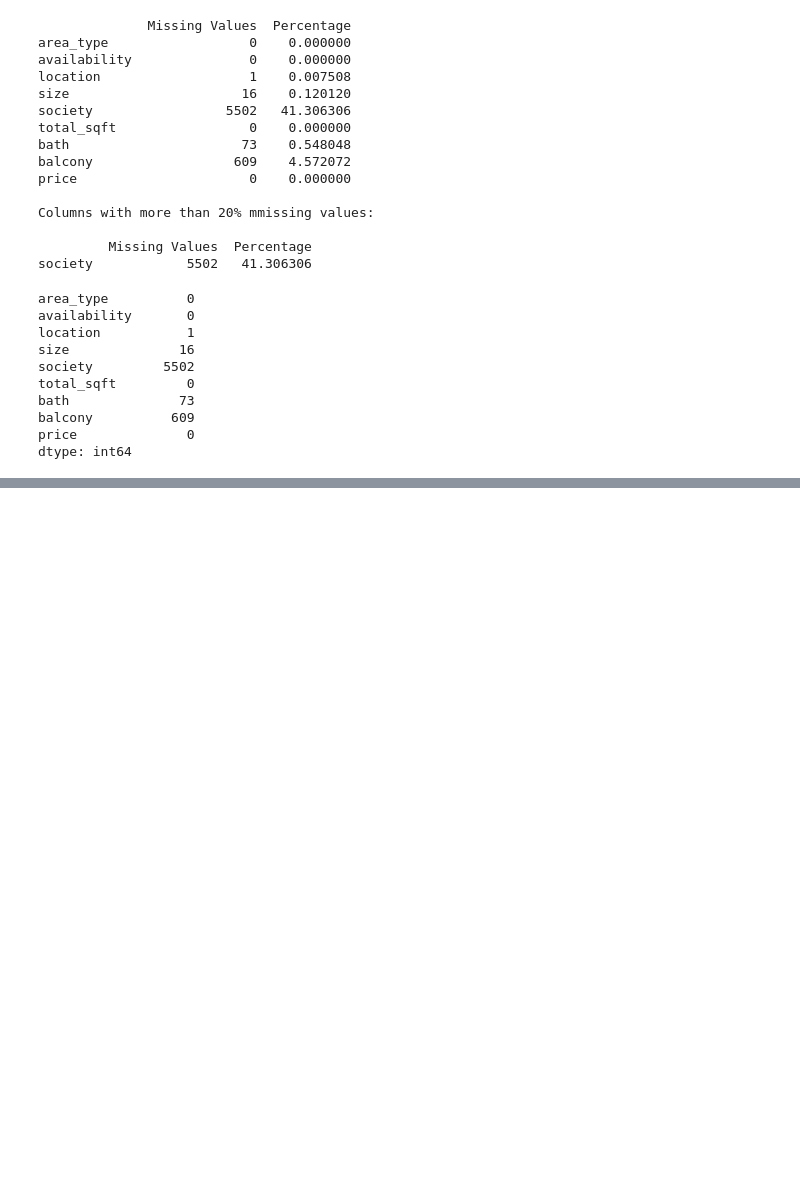
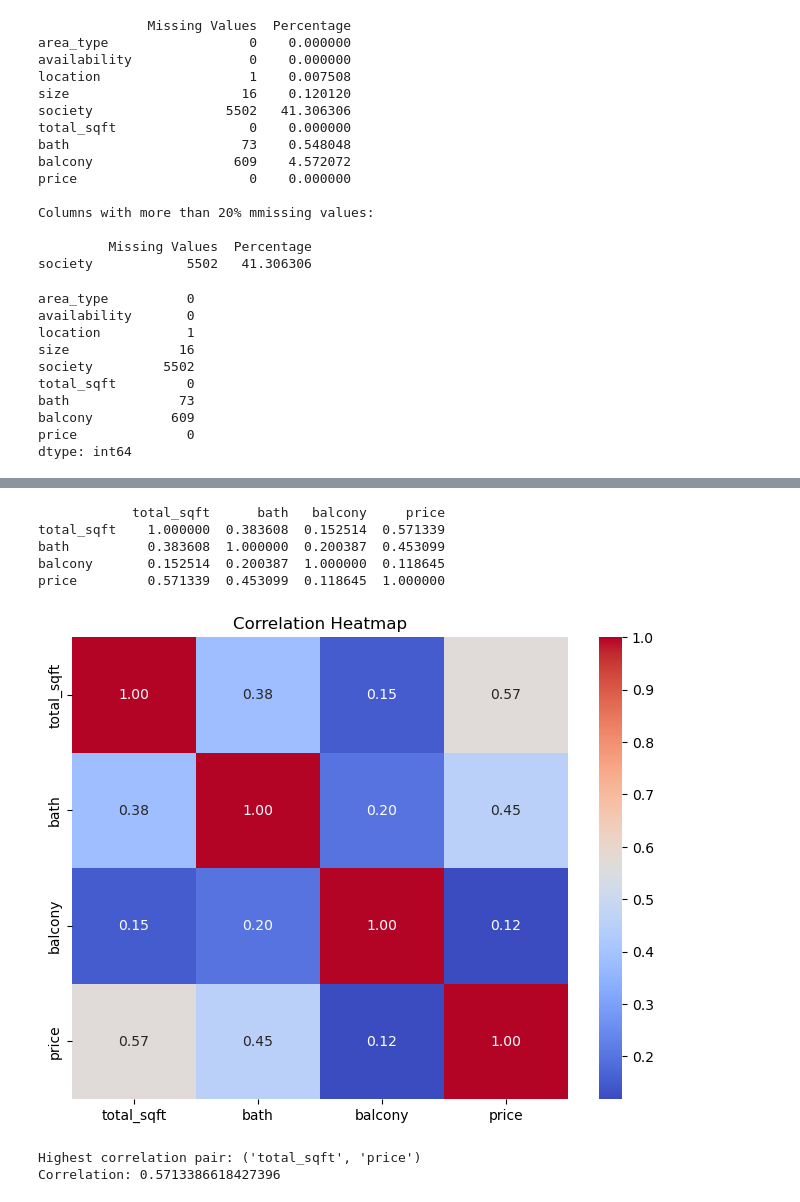
Before and after one commit to Angeline1234/CapstoneProject, a Jupyter notebook: Part1/part1.ipynb, the cells around one changed output, grey strips where cells are left out. Saved outputs shown, nothing was run; the diff lists cells and outputs as text; code cells hidden in the pictures; blank space fills up the shorter version.

```diff
--- a/Part1/part1.ipynb
+++ b/Part1/part1.ipynb
@@ -74,0 +80,4 @@ dtype: int64
+# %%
+df = df.drop_duplicates()
+print("Duplicate rows after removal: ", df.duplicated().sum())
+print("Rows Removed:", duplicates - df.duplicated().sum())
@@ -74,0 +331,28 @@ dtype: int64
+# %%
+#Correlation heat map
+import matplotlib.pyplot as plt
+import seaborn as sns
+
+correlationMatrix = df.corr(numeric_only=True)
+print(correlationMatrix)
+plt.figure(figsize=(8,6))
+sns.heatmap(correlationMatrix, annot=True, cmap="coolwarm", fmt=".2f")
+plt.title("Correlation Heatmap")
+plt.show()
+# %% [output]
+            total_sqft      bath   balcony     price
+total_sqft    1.000000  0.383608  0.152514  0.571339
+bath          0.383608  1.000000  0.200387  0.453099
+balcony       0.152514  0.200387  1.000000  0.118645
+price         0.571339  0.453099  0.118645  1.000000
+[figure, added]
+# %%
+correlationMatrix = correlationMatrix.abs()
+import numpy as np
+np.fill_diagonal(correlationMatrix.values, 0)
+highestCorrelation = correlationMatrix.unstack().idxmax()
+print("\nHighest correlation pair:", highestCorrelation)
+print("Correlation:", correlationMatrix.loc[highestCorrelation])
+# %% [output]
+Highest correlation pair: ('total_sqft', 'price')
+Correlation: 0.5713386618427396
```
Also changed, not shown: parts of 19 cells of this notebook, 1 other file.
